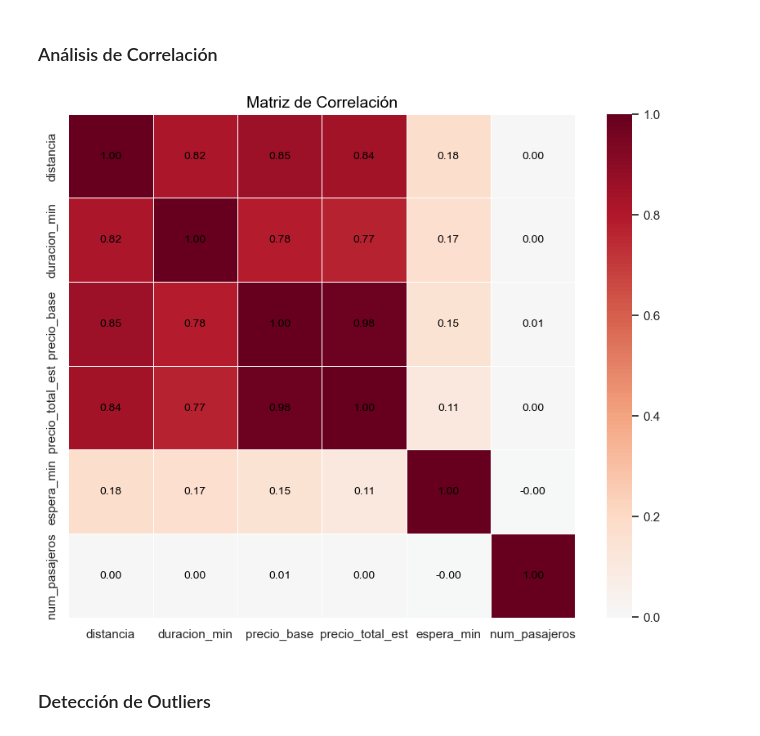
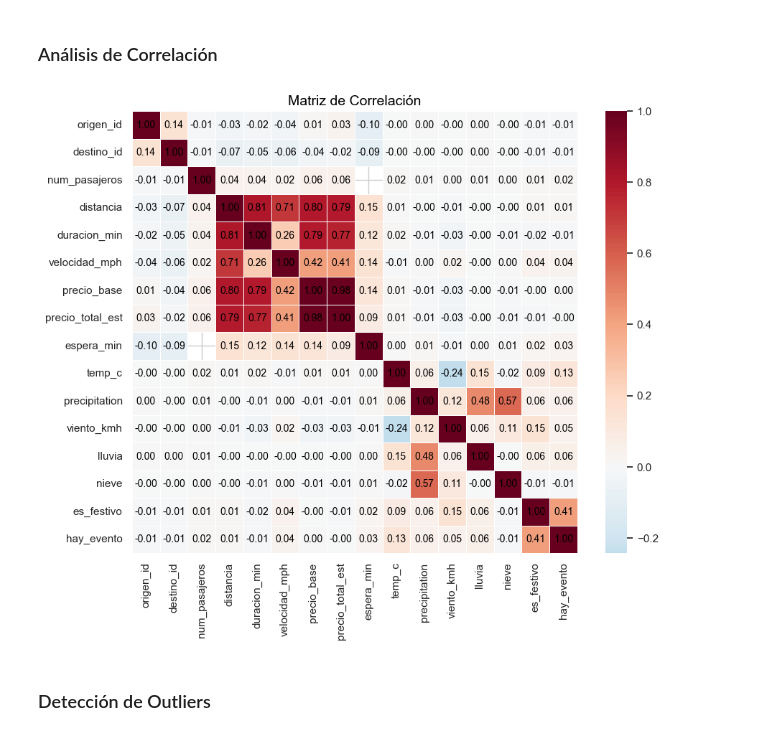
Before and after one commit to carmengranadosv/PD2-conducIA, a Jupyter notebook: src/analysis/variable_analysis.ipynb, the cells around one changed output. Cells and saved outputs as stored; diff of their text form; code cells hidden in the pictures.

Commit message:
Correciones en la carga y en las nuevas columnas del análisis de variables

```diff
--- a/src/analysis/variable_analysis.ipynb
+++ b/src/analysis/variable_analysis.ipynb
@@ -10,3 +11,7 @@ import os
 # %% [markdown]
 ### Carga y Prepareción
+# %%
+BASE_DIR = "../../data/processed/tlc_clean"
+ANIO = "2025"
+SAMPLE_RATE = 0.10  # 10% de cada mes
 # %%
@@ -65,0 +110,9 @@ memory usage: 165.4+ MB
+# %%
+# Ejecución (descomenta la función que corresponda según el caso)
+# df_anual = carga_datos_todosmeses()
+anio_anterior = str(int(ANIO) - 1)
+df = carga_datos_hibrida(ANIO, anio_anterior)
+print("\nPrimeras 5 filas:")
+display(df.head())
+print("\nUltimas 5 filas:")
+display(df.tail())
@@ -69,35 +155,35 @@ memory usage: 165.4+ MB
 # Creamos una copia para no ensuciar el original
 df_corr = df.copy()
 
 #Crear la figura
 plt.figure(figsize=(10, 8))
 plt.gca().set_facecolor("white")  #Asegurar fondo blanco en la gráfica
 
 #Seleccionar solo las columnas numéricas
 cols_numericas = df_corr.select_dtypes(include='number').columns
 
 # Filtramos columnas que no aportan
-cols_a_ignorar = ['vendor_id', 'origen_id', 'destino_id', 'Unnamed: 0']
+cols_a_ignorar = ['mes_num']
 cols_finales = [c for c in cols_numericas if c not in cols_a_ignorar]
 
 #Generar el mapa de calor con una paleta más clara y valores en negro
 sns.heatmap(
     df_corr[cols_finales].corr(),
     annot=True,
     cmap="RdBu_r",
     fmt=".2f",
     linewidths=0.5,  #Líneas separadoras para mejor legibilidad
     center=0,
     annot_kws={"size": 10, "color": "black"}  #Números más grandes y en negro
 )
 
 #Ajustar título
 plt.title("Matriz de Correlación", fontsize=14, color="black")
 
 #Mostrar la gráfica
 plt.show()
 # %% [output]
-[figure, old version]
+[figure, new version]
 # %% [markdown]
 ### Detección de Outliers
 # %%
```
Also changed, not shown: parts of 6 cells of this notebook.
